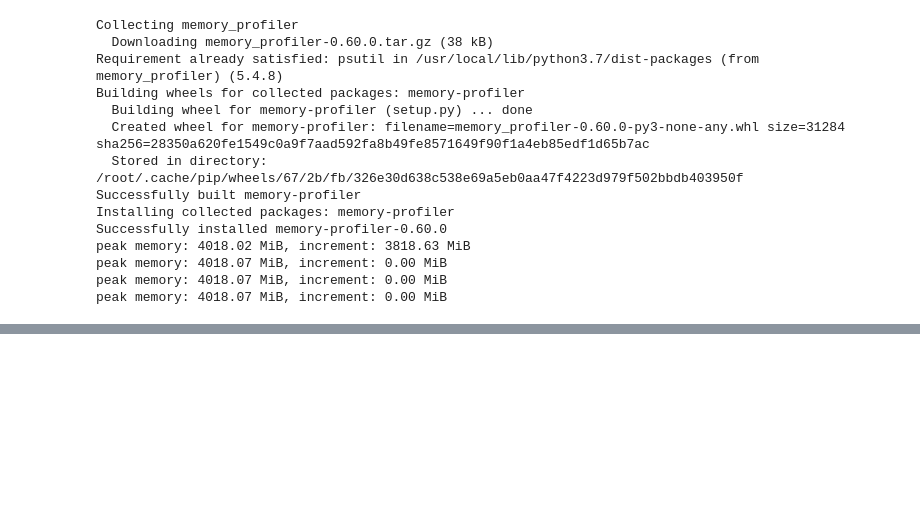
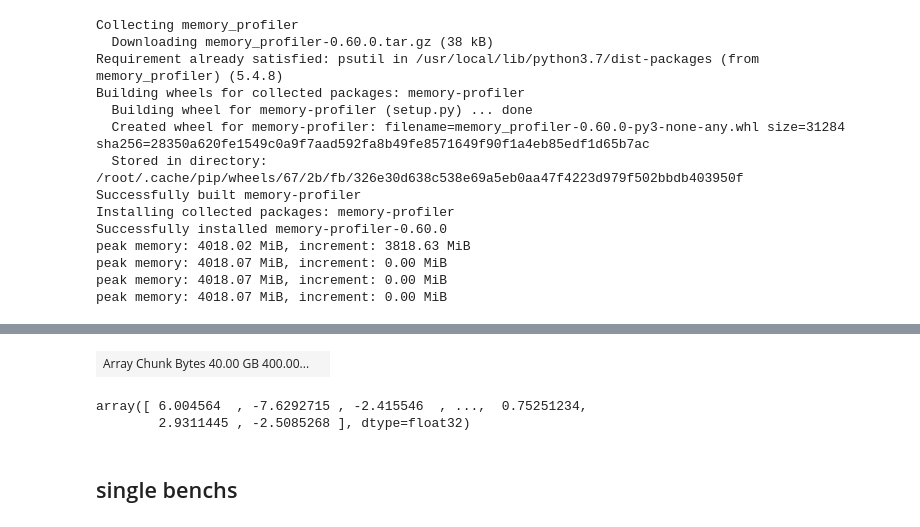
Before and after one commit to NightMachinary/soal_playground, a Jupyter notebook: soalpy_playground.ipynb, the cells around one changed output, grey strips where cells are left out. Cells and saved outputs as stored; diff of their text form; code cells hidden in the pictures; blank space fills up the shorter version.

```diff
--- a/soalpy_playground.ipynb
+++ b/soalpy_playground.ipynb
@@ -645,0 +980,16 @@ peak memory: 4018.07 MiB, increment: 0.00 MiB
+# %%
+# %%timeit
+
+#: https://docs.dask.org/en/stable/generated/dask.array.from_zarr.html
+X_read = da.from_zarr('/X.zarr')
+# %%
+X_read
+# %% [output]
+| Array Chunk Bytes 40.00 GB 400.00... |  |
+# %%
+X_read[0].compute()
+# %% [output]
+array([ 6.004564  , -7.6292715 , -2.415546  , ...,  0.75251234,
+        2.9311445 , -2.5085268 ], dtype=float32)
+# %% [markdown]
+## single benchs
```
Also changed, not shown: parts of 62 cells of this notebook.
